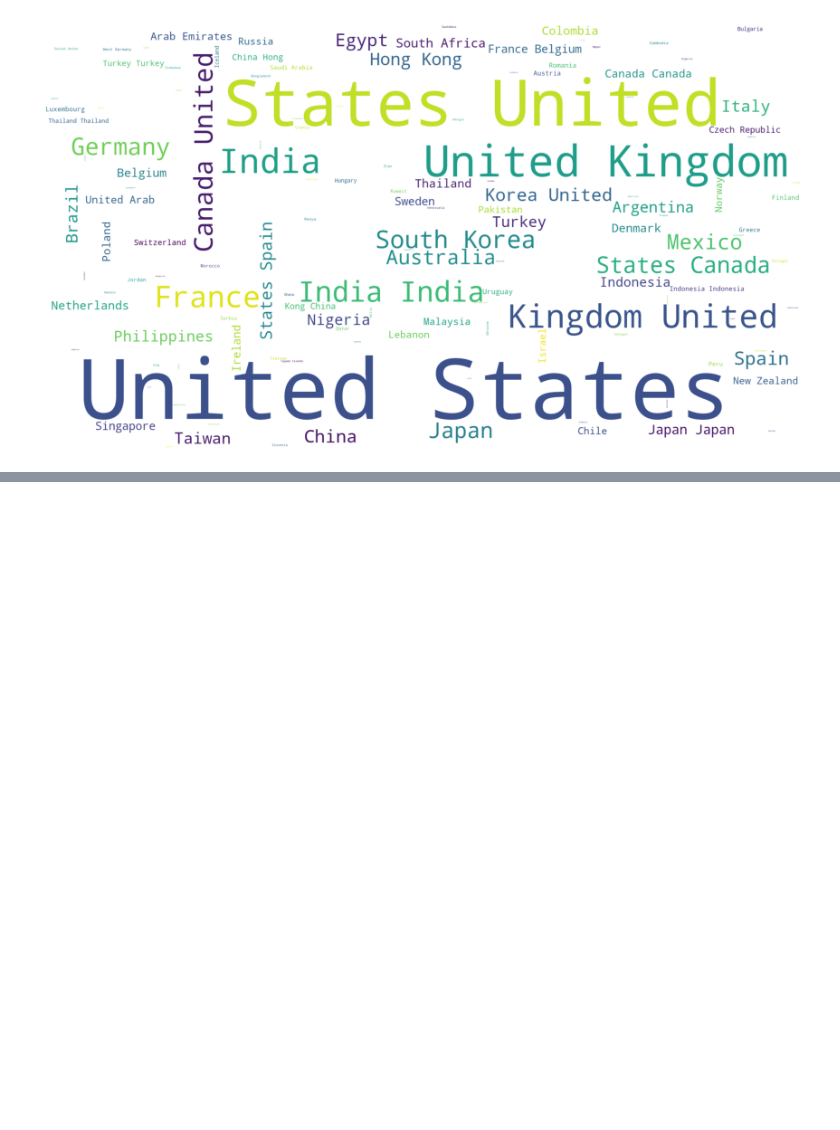
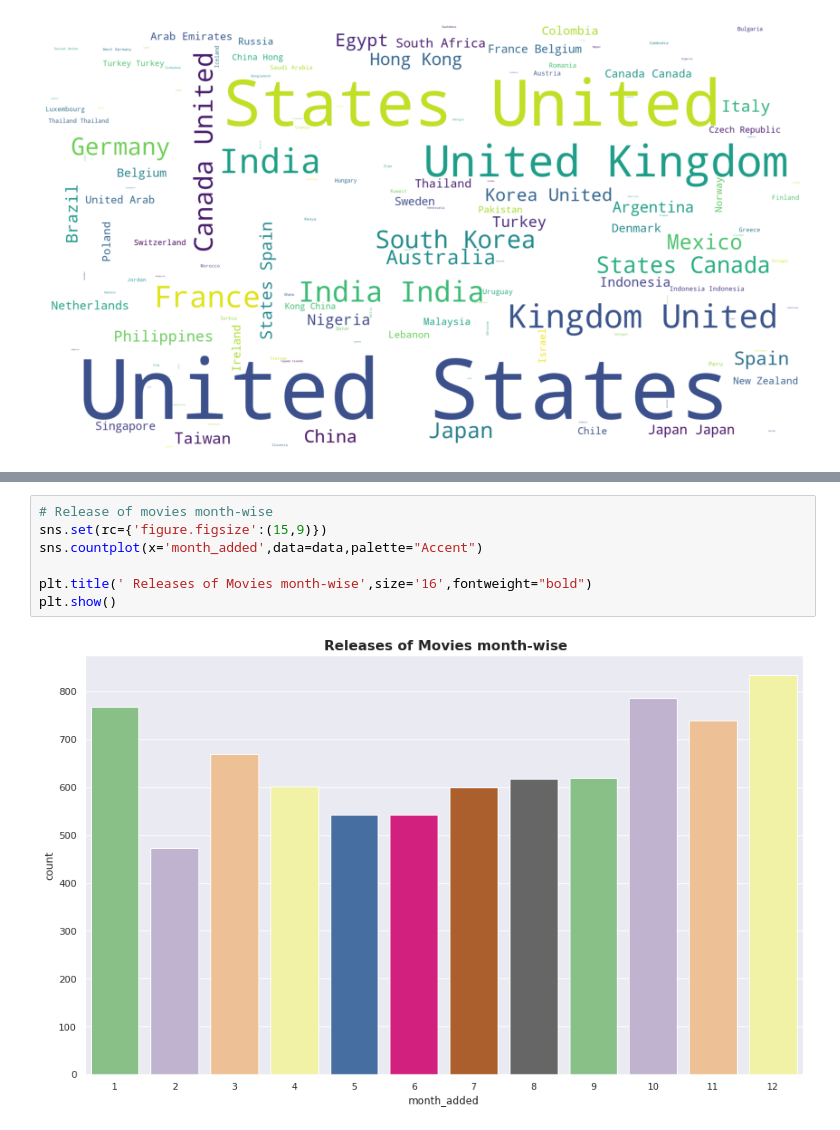
Before and after one commit to 143biswajit/NETFLIX-MOVIES-AND-TV-SHOWS-CLUSTERING, a Jupyter notebook: NETFLIX_MOVIES_AND_TV_SHOWS_CLUSTERING.ipynb, the cells around one changed output, grey strips where cells are left out. Cells and saved outputs as stored; diff of their text form; blank space fills up the shorter version.

```diff
--- a/NETFLIX_MOVIES_AND_TV_SHOWS_CLUSTERING.ipynb
+++ b/NETFLIX_MOVIES_AND_TV_SHOWS_CLUSTERING.ipynb
@@ -337,0 +358,9 @@ plt.show()
+# %%
+# Release of movies month-wise
+sns.set(rc={'figure.figsize':(15,9)})
+sns.countplot(x='month_added',data=data,palette="Accent")
+
+plt.title(' Releases of Movies month-wise',size='16',fontweight="bold")
+plt.show()
+# %% [output]
+[figure, added]
```
Also changed, not shown: parts of 10 cells of this notebook.
